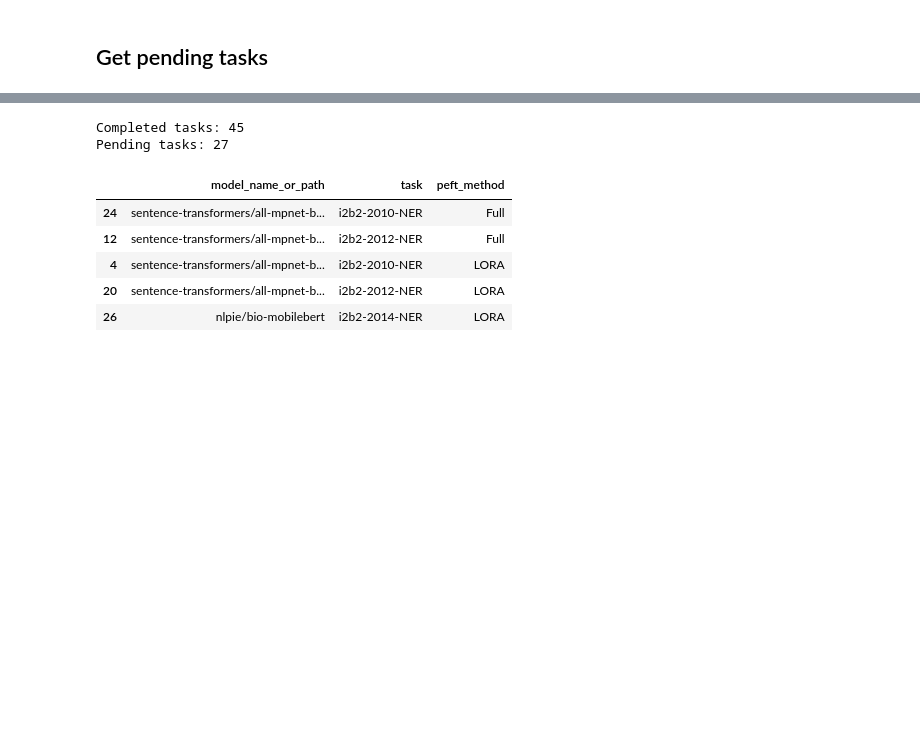
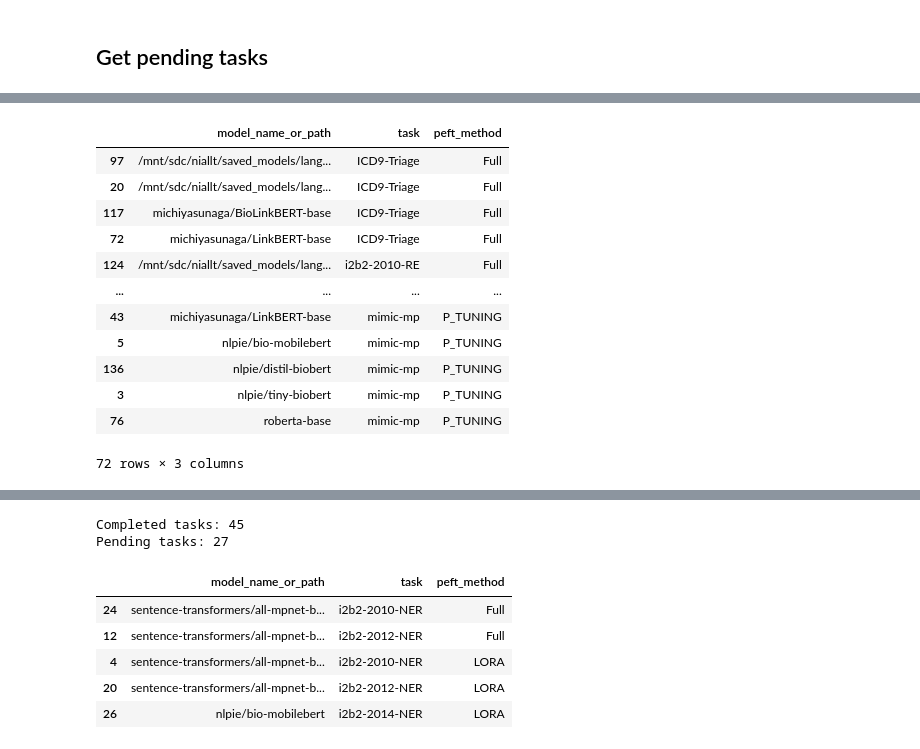
Before and after one commit to nlpie-research/efficient-ml, a Jupyter notebook: notebooks/load_tb_files.ipynb, the cells around one changed output, grey strips where cells are left out. Drawn from its saved outputs; the diff is of its cells as text; code cells hidden in the pictures; blank space fills up the shorter version.

```diff
--- a/notebooks/load_tb_files.ipynb
+++ b/notebooks/load_tb_files.ipynb
@@ -523,0 +530,16 @@ def get_remaining_experiments(results_df):
+# %%
+pending_tasks
+# %% [output]
+|  | model_name_or_path | task | peft_method |
+| 97 | /mnt/sdc/niallt/saved_models/lang... | ICD9-Triage | Full |
+| 20 | /mnt/sdc/niallt/saved_models/lang... | ICD9-Triage | Full |
+| 117 | michiyasunaga/BioLinkBERT-base | ICD9-Triage | Full |
+| 72 | michiyasunaga/LinkBERT-base | ICD9-Triage | Full |
+| 124 | /mnt/sdc/niallt/saved_models/lang... | i2b2-2010-RE | Full |
+| ... | ... | ... | ... |
+| 43 | michiyasunaga/LinkBERT-base | mimic-mp | P_TUNING |
+| 5 | nlpie/bio-mobilebert | mimic-mp | P_TUNING |
+| 136 | nlpie/distil-biobert | mimic-mp | P_TUNING |
+| 3 | nlpie/tiny-biobert | mimic-mp | P_TUNING |
+| 76 | roberta-base | mimic-mp | P_TUNING |
+72 rows × 3 columns
```
Also changed, not shown: parts of 13 cells of this notebook, 2 other files.
